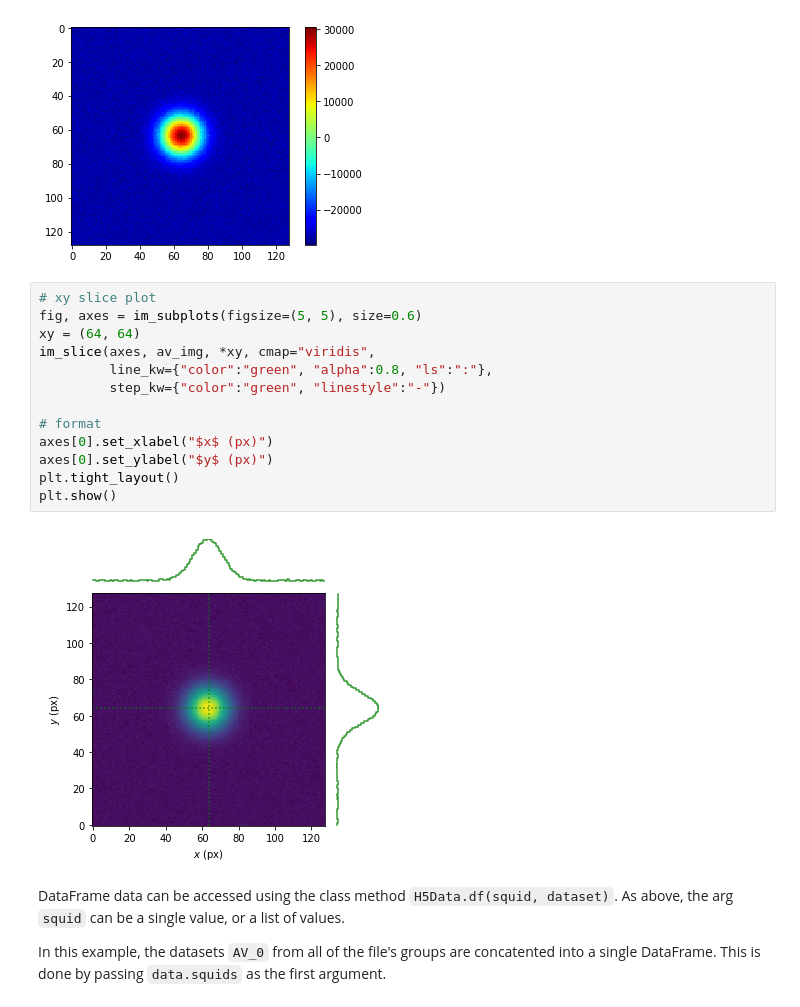
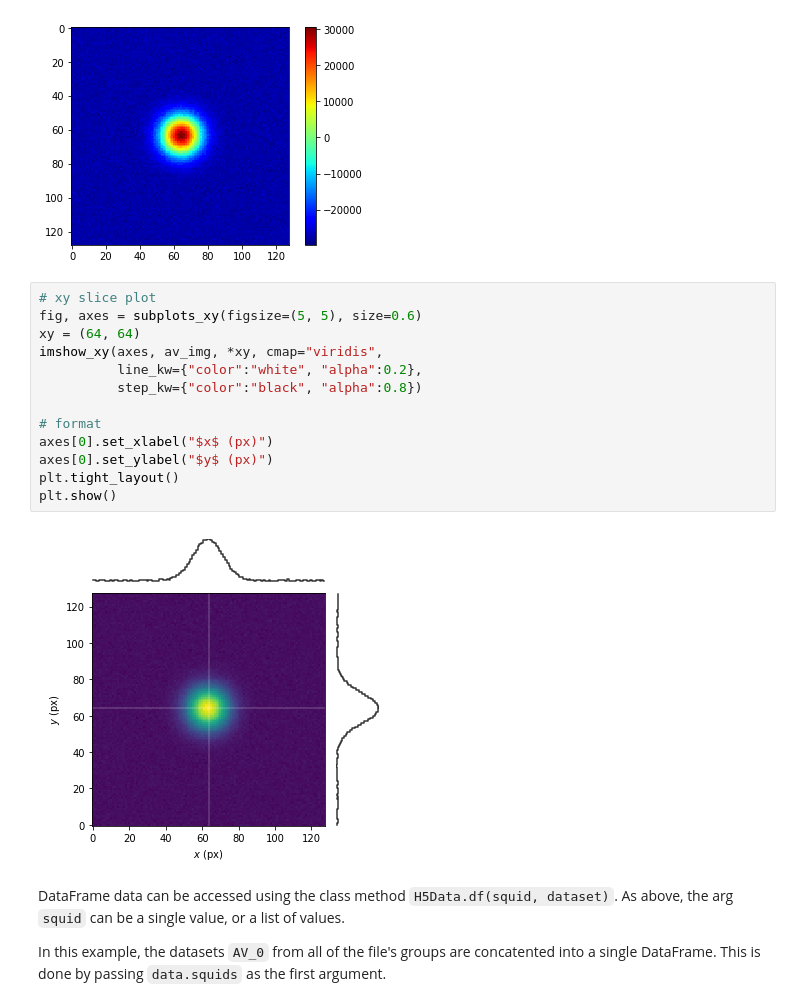
Before and after one commit to ad3ller/e11_analysis, a Jupyter notebook: notebooks/2)_Raw_datasets.ipynb, the cells around one changed output. Drawn from its saved outputs; the diff is of its cells as text.

Commit message:
rename subplots_xy and imshow_xy

```diff
--- a/notebooks/2)_Raw_datasets.ipynb
+++ b/notebooks/2)_Raw_datasets.ipynb
@@ -164,19 +164,19 @@ plt.show()
 [figure]
 # %%
 # xy slice plot
-fig, axes = im_subplots(figsize=(5, 5), size=0.6)
+fig, axes = subplots_xy(figsize=(5, 5), size=0.6)
 xy = (64, 64)
-im_slice(axes, av_img, *xy, cmap="viridis",
-         line_kw={"color":"green", "alpha":0.8, "ls":":"},
-         step_kw={"color":"green", "linestyle":"-"})
+imshow_xy(axes, av_img, *xy, cmap="viridis",
+          line_kw={"color":"white", "alpha":0.2},
+          step_kw={"color":"black", "alpha":0.8})
 
 # format
 axes[0].set_xlabel("$x$ (px)")
 axes[0].set_ylabel("$y$ (px)")
 plt.tight_layout()
 plt.show()
 # %% [output]
-[figure, old version]
+[figure, new version]
 # %% [markdown]
 DataFrame data can be accessed using the class method `H5Data.df(squid, dataset)`.  As above, the arg `squid` can be a single value, or a list of values.
 
```
Also changed, not shown: parts of 1 cell of this notebook, 2 other files.
